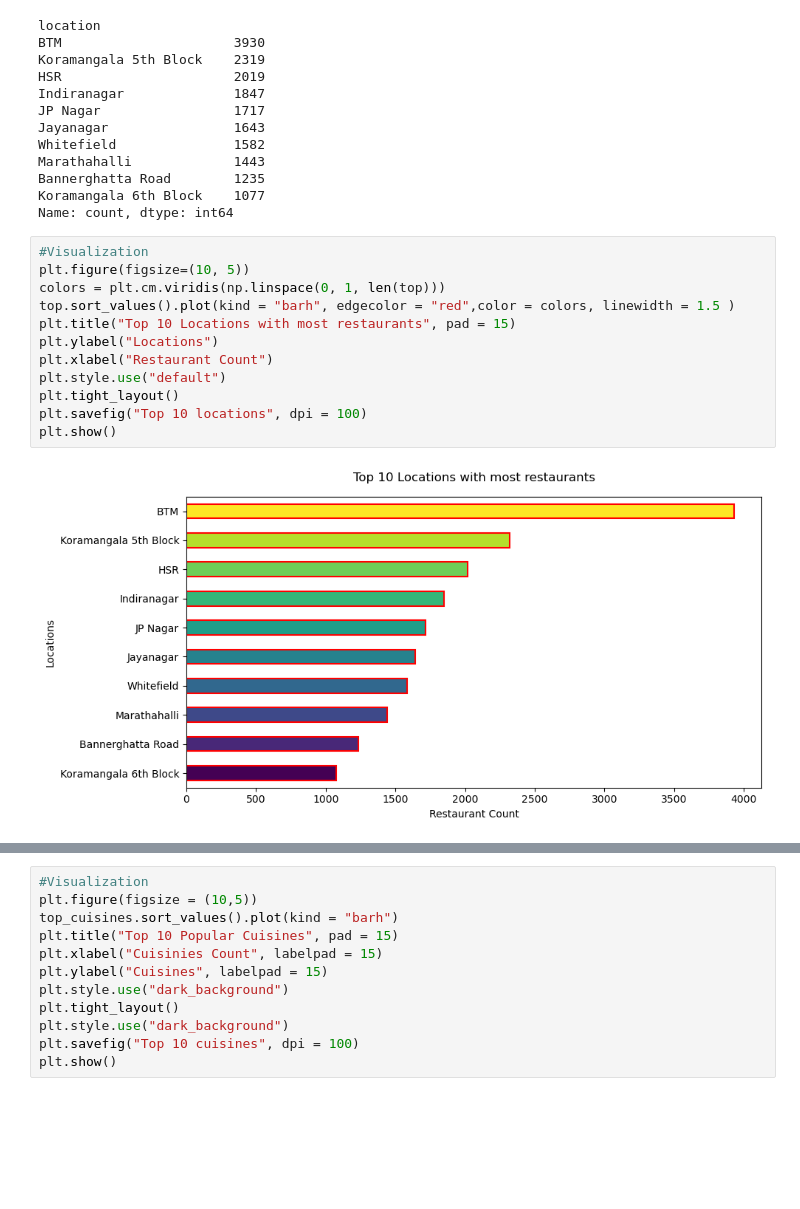
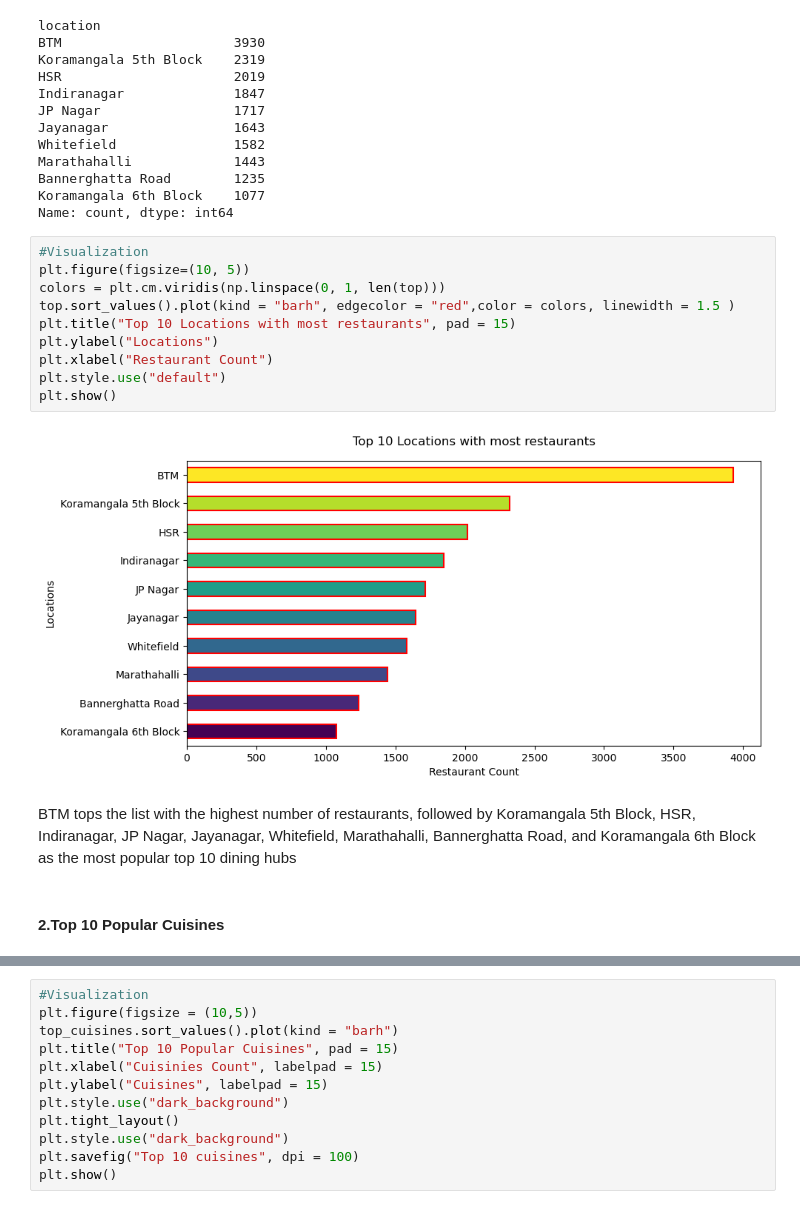
Before and after one commit to BhavyaSree2431/zomato-data-analysis-project, a Jupyter notebook: zomato_2.ipynb, the cells around one changed output, grey strips where cells are left out. Drawn from its saved outputs; the diff is of its cells as text; blank space fills up the shorter version.

```diff
--- a/zomato_2.ipynb
+++ b/zomato_2.ipynb
@@ -244,17 +245,19 @@ Name: count, dtype: int64
 # %%
 #Visualization
 plt.figure(figsize=(10, 5))
 colors = plt.cm.viridis(np.linspace(0, 1, len(top)))
 top.sort_values().plot(kind = "barh", edgecolor = "red",color = colors, linewidth = 1.5 )
 plt.title("Top 10 Locations with most restaurants", pad = 15)
 plt.ylabel("Locations")
 plt.xlabel("Restaurant Count")
 plt.style.use("default")
-plt.tight_layout()
-plt.savefig("Top 10 locations", dpi = 100)
 plt.show()
 # %% [output]
-[figure, old version]
+[figure, new version]
+# %% [markdown]
+<p>BTM tops the list with the highest number of restaurants, followed by Koramangala 5th Block, HSR, Indiranagar, JP Nagar, Jayanagar, Whitefield, Marathahalli, Bannerghatta Road, and Koramangala 6th Block as the most popular top 10 dining hubs</p>
+# %% [markdown]
+<h4>2.Top 10 Popular Cuisines</h4>
 # %%
 #2.Top 10 Popular Cuisines
 cuisines = zomato["cuisines"].str.split(",").explode().str.strip()
```
Also changed, not shown: parts of 20 cells of this notebook.
